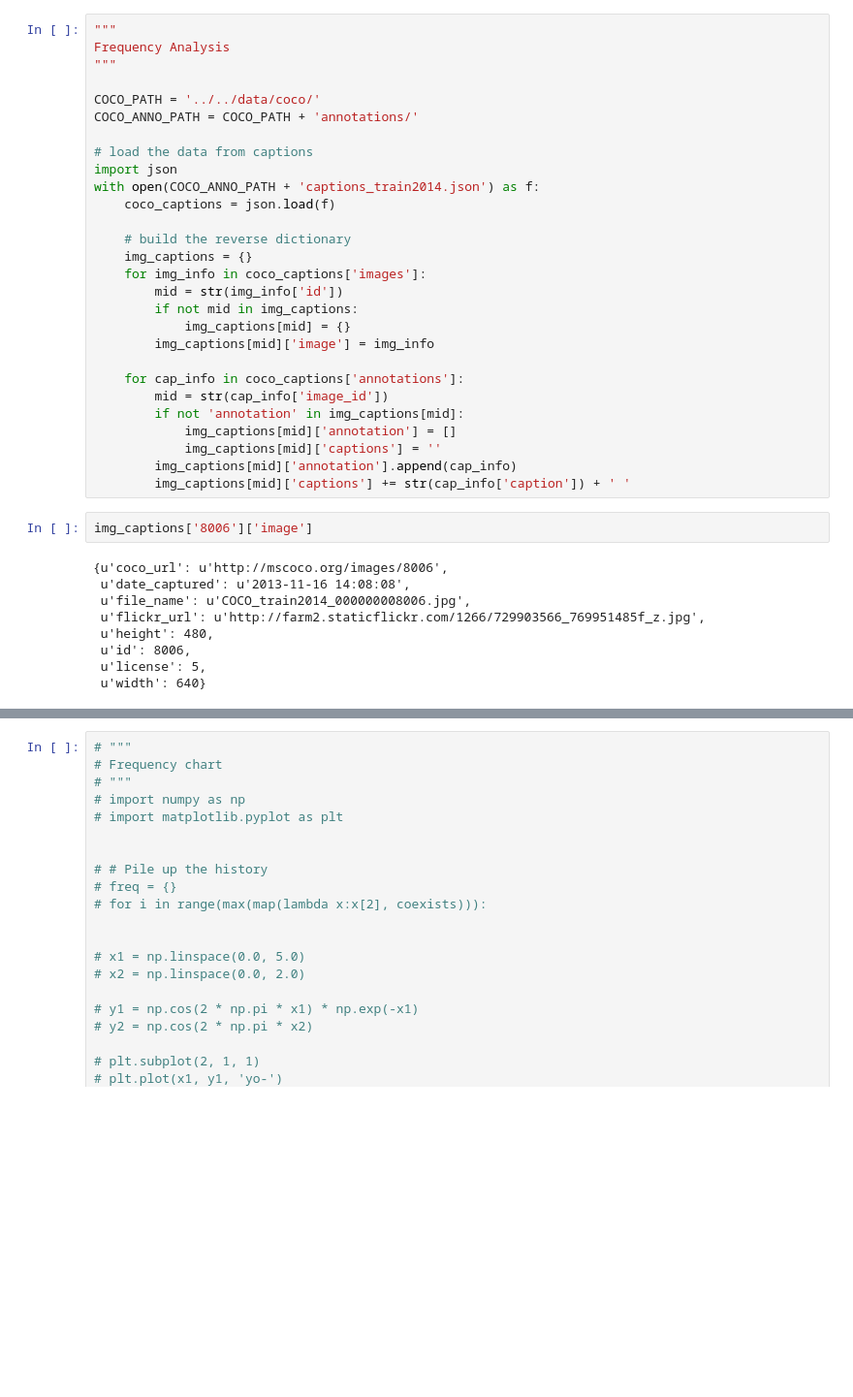
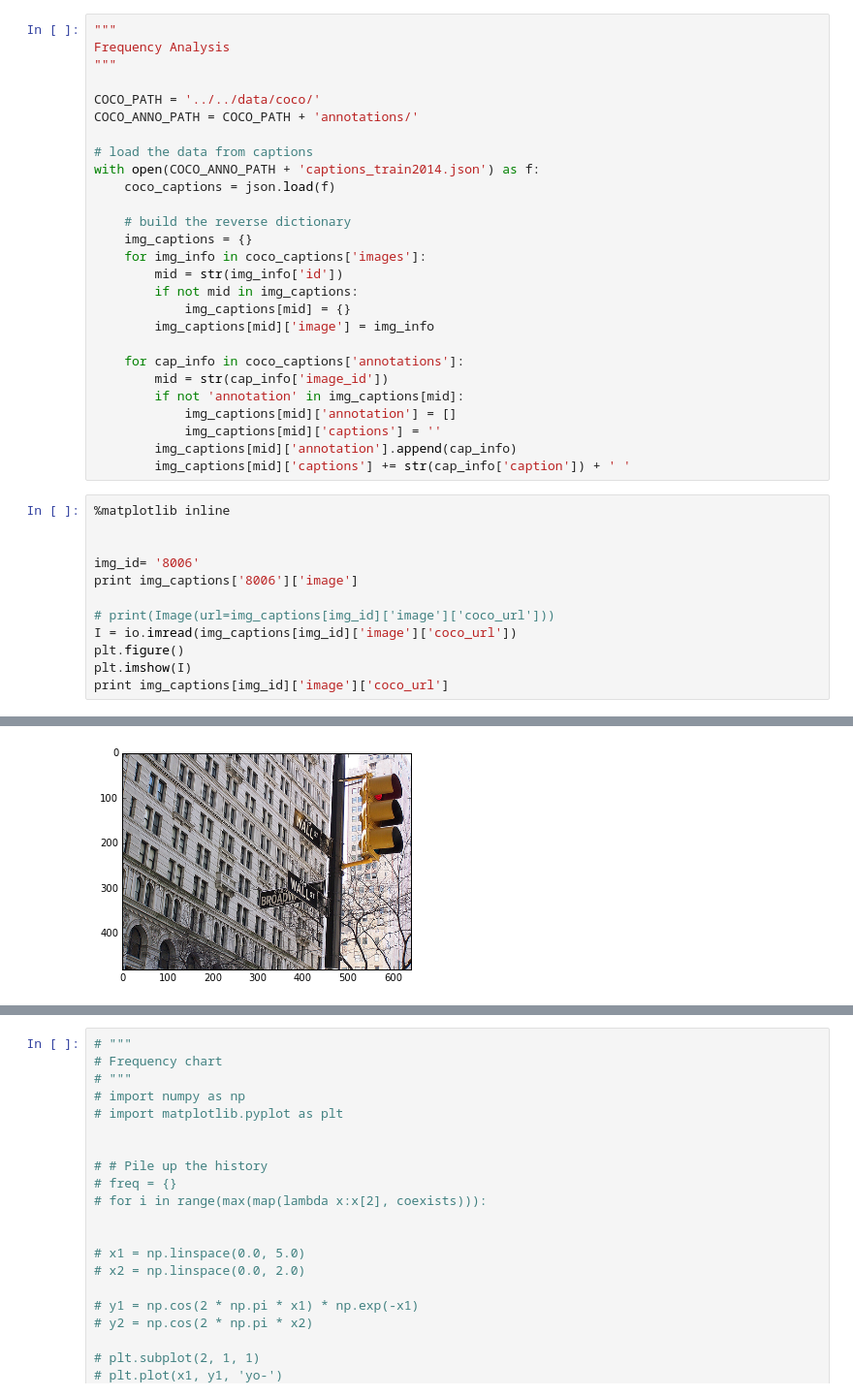
Before and after one commit to zhuyifan1996/arctic-captions, a Jupyter notebook: notebook/coco_coexistance_analysis.ipynb, the cells around one changed output, grey strips where cells are left out. Shown: that part at 97% size. Cells and saved outputs as stored; diff of their text form; blank space fills up the shorter version.

```diff
--- a/notebook/coco_coexistance_analysis.ipynb
+++ b/notebook/coco_coexistance_analysis.ipynb
@@ -7,7 +18,6 @@ COCO_PATH = '../../data/coco/'
 COCO_ANNO_PATH = COCO_PATH + 'annotations/'
 
 # load the data from captions
-import json
 with open(COCO_ANNO_PATH + 'captions_train2014.json') as f:
     coco_captions = json.load(f)
 
@@ -26,14 +36,16 @@ with open(COCO_ANNO_PATH + 'captions_train2014.json') as f:
             img_captions[mid]['captions'] = ''
         img_captions[mid]['annotation'].append(cap_info)
         img_captions[mid]['captions'] += str(cap_info['caption']) + ' '
-# %%
-img_captions['8006']['image']
-# %% [output]
-{u'coco_url': u'http://mscoco.org/images/8006',
- u'date_captured': u'2013-11-16 14:08:08',
- u'file_name': u'COCO_train2014_000000008006.jpg',
- u'flickr_url': u'http://farm2.staticflickr.com/1266/729903566_769951485f_z.jpg',
- u'height': 480,
- u'id': 8006,
- u'license': 5,
- u'width': 640}
+# %%
+%matplotlib inline
+
+
+img_id= '8006'
+print img_captions['8006']['image']
+
+# print(Image(url=img_captions[img_id]['image']['coco_url']))
+I = io.imread(img_captions[img_id]['image']['coco_url'])
+plt.figure()
+plt.imshow(I)
+print img_captions[img_id]['image']['coco_url']
+# %% [output]
@@ -40,3 +54,4 @@ img_captions['8006']['image']
+[figure, added]
 # %%
 """
 Import Coco Text
```
Also changed, not shown: parts of 7 cells of this notebook.
